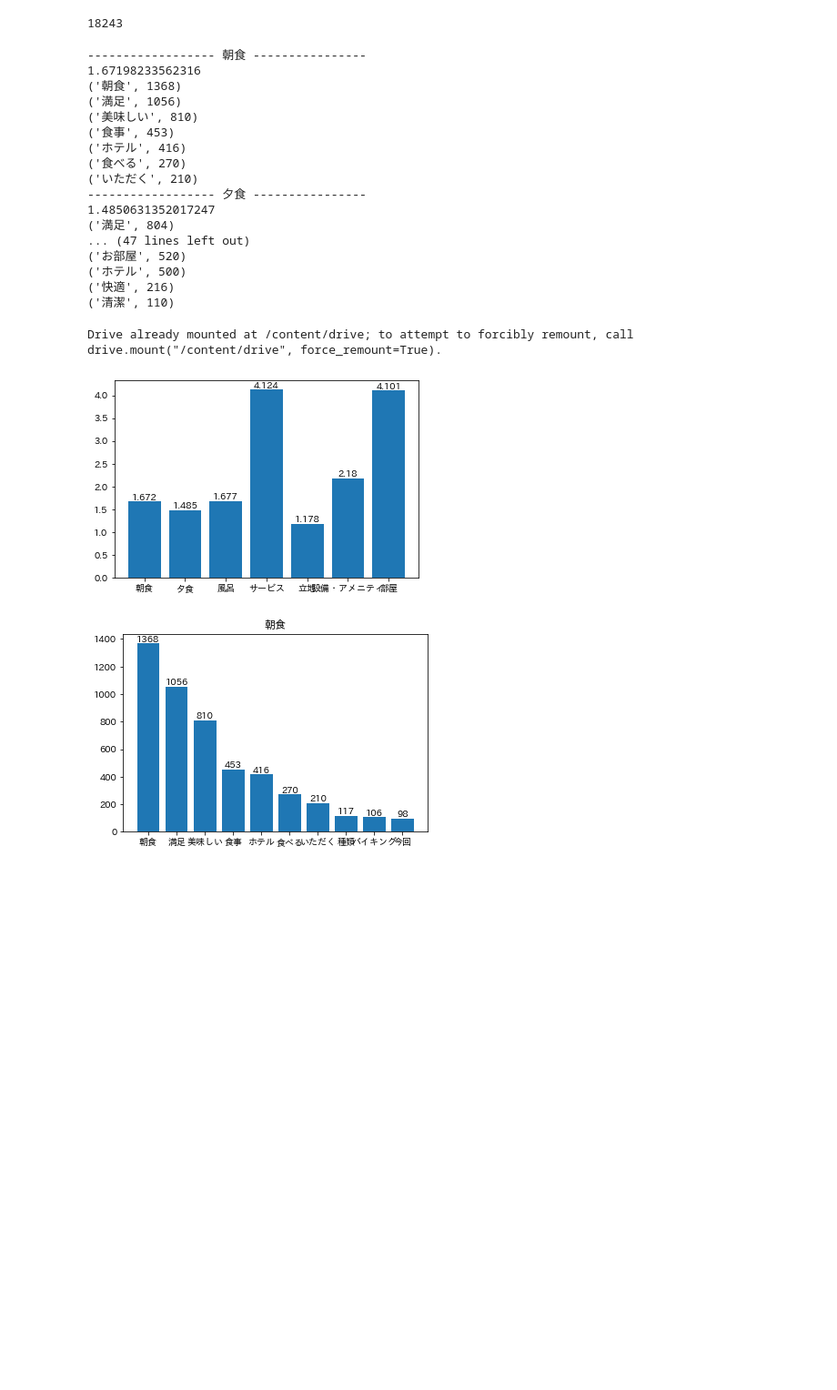
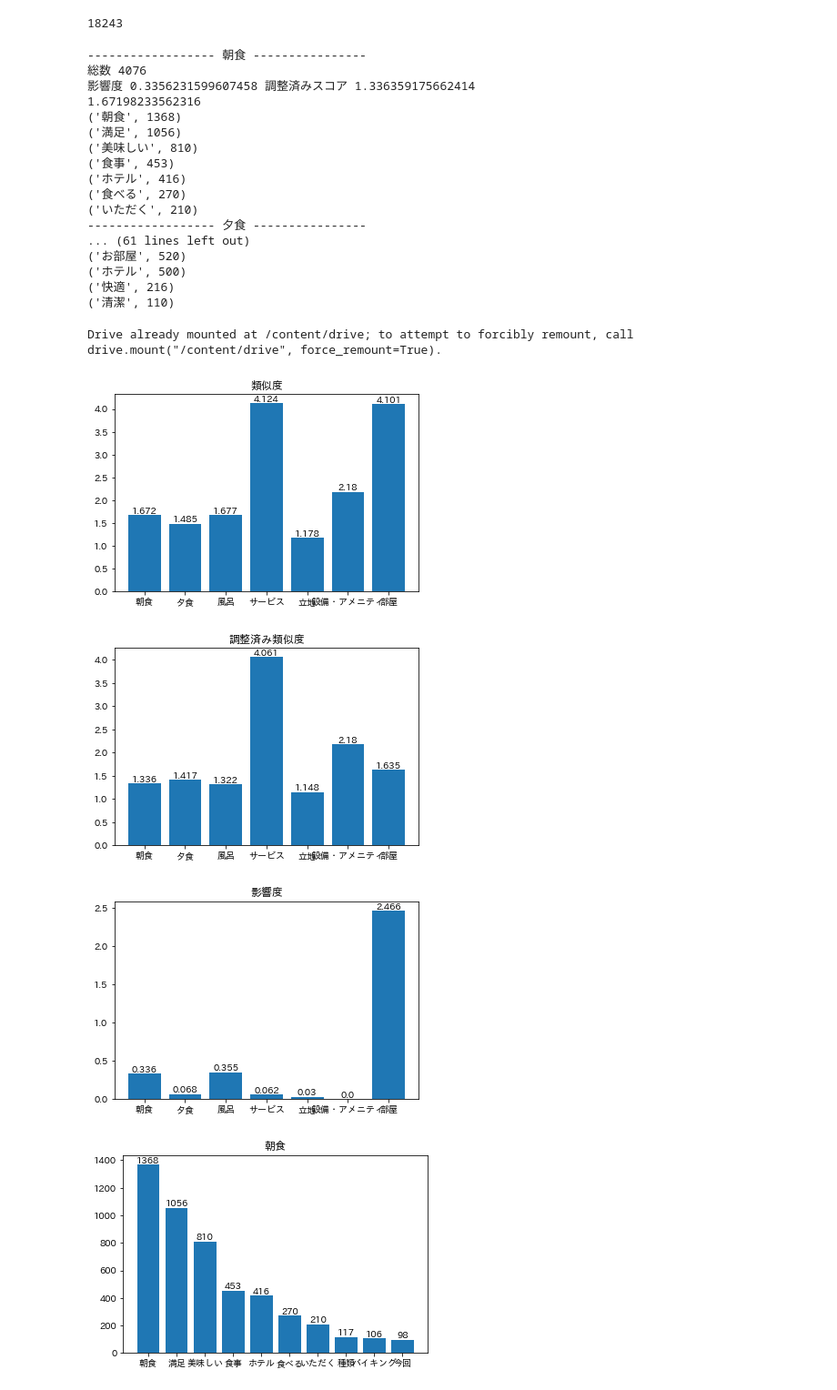
Before and after one commit to kazuki-komori/JR-ngram-similarity, a Jupyter notebook: JR_ngram.ipynb, the cells around one changed output. Shown at 91% size. Saved outputs shown, nothing was run; the diff lists cells and outputs as text; code cells hidden in the pictures; blank space fills up the shorter version.

```diff
--- a/JR_ngram.ipynb
+++ b/JR_ngram.ipynb
@@ -150,41 +146,60 @@ def ginza_split(doc):
   return word_list
 # %%
 # スコア算出
-def scorer(p_dic, n_dic):
+def scorer(p_dic, n_dic, d_idx):
   """
   スコアとスコアの影響を与えている内容を返す
+  @return score score_dic score_fixed eff_score
   """
   counter = 0
+  fixed_counter = 0
   score_dic = {}
   for p in p_dic:
     for n in n_dic:
       if p == n:
         counter += 1
+        if p not in d_idx or d_idx not in p:
+          fixed_counter += 1
         if p in score_dic.keys():
           score_dic[p] += 1
         else:
           score_dic[p] = 1
   score_dic_sorted = sorted(score_dic.items(), key=lambda x:x[1], reverse=True)
-  return counter / (len(p_dic) + len(n_dic)), score_dic_sorted
+  print("総数", len(p_dic) + len(n_dic))
+
+  score_fixed = fixed_counter / (len(p_dic) + len(n_dic))
+  eff_score = (counter - fixed_counter) / (len(p_dic) + len(n_dic))
+
+  return counter / (len(p_dic) + len(n_dic)), score_dic_sorted, score_fixed, eff_score
 # %%
 import numpy as np
 scores = []
 idxs = np.array(["朝食", "夕食", "風呂", "サービス", "立地", "設備・アメニティ", "部屋"])
 idx = 0
+eff_score_dic = {}
 score_dic_sim = {}
 for key, d in data_dic.items():
   print("------------------", idxs[idx], "----------------")
   p_dic = ginza_split(d[0])
   n_dic = ginza_split(d[1])
-  score, score_dic = scorer(p_dic, n_dic)
+  score, score_dic, score_fixed, eff_score = scorer(p_dic, n_dic, idxs[idx])
+  print("影響度", eff_score, "調整済みスコア", score_fixed)
   score_dic_sim[idxs[idx]] = score_dic
+  eff_score_dic[idxs[idx]] = [eff_score, score_fixed]
   scores.append(score)
   idx += 1
   print(score)
   for i in range(7):
     print(score_dic[i])
+fixed_scores = []
+eff_scores = []
+for efs in eff_score_dic.values():
+  fixed_scores.append(efs[1])
+  eff_scores.append(efs[0])
 # %% [output]
 ------------------ 朝食 ----------------
+総数 4076
+影響度 0.3356231599607458 調整済みスコア 1.336359175662414
 1.67198233562316
 ('朝食', 1368)
 ('満足', 1056)
@@ -194,9 +209,7 @@ for key, d in data_dic.items():
 ('食べる', 270)
 ('いただく', 210)
 ------------------ 夕食 ----------------
-1.4850631352017247
-('満足', 804)
-... (47 lines left out)
+... (61 lines left out)
 ('お部屋', 520)
 ('ホテル', 500)
 ('快適', 216)
@@ -204,19 +217,37 @@ for key, d in data_dic.items():
 # %%
 from google.colab import drive
 drive.mount('/content/drive')
 import numpy as np
 import japanize_matplotlib
 import matplotlib.pyplot as plt
 
 left = np.array(["朝食", "夕食", "風呂", "サービス", "立地", "設備・アメニティ", "部屋"])
 scores_rounded = np.round(scores, decimals=3)
 for x, y in zip(left, scores_rounded):
     plt.text(x, y, y, ha='center', va='bottom')
+plt.title("類似度")
 plt.bar(left, scores)
-plt.savefig("/content/drive/MyDrive/JR/scores.png")
+plt.show()
+
+
+scores_rounded = np.round(fixed_scores, decimals=3)
+for x, y in zip(left, scores_rounded):
+    plt.text(x, y, y, ha='center', va='bottom')
+plt.title("調整済み類似度")
+plt.bar(left, fixed_scores)
+plt.show()
+
+scores_rounded = np.round(eff_scores, decimals=3)
+for x, y in zip(left, scores_rounded):
+    plt.text(x, y, y, ha='center', va='bottom')
+plt.title("影響度")
+plt.bar(left, eff_scores)
+plt.show()
 # %% [output]
 Drive already mounted at /content/drive; to attempt to forcibly remount, call drive.mount("/content/drive", force_remount=True).
-[figure, old version]
+[figure, new version]
+[figure, added]
+[figure, added]
 # %%
 import numpy as np
 import japanize_matplotlib
```
Also changed, not shown: parts of 3 cells of this notebook.
